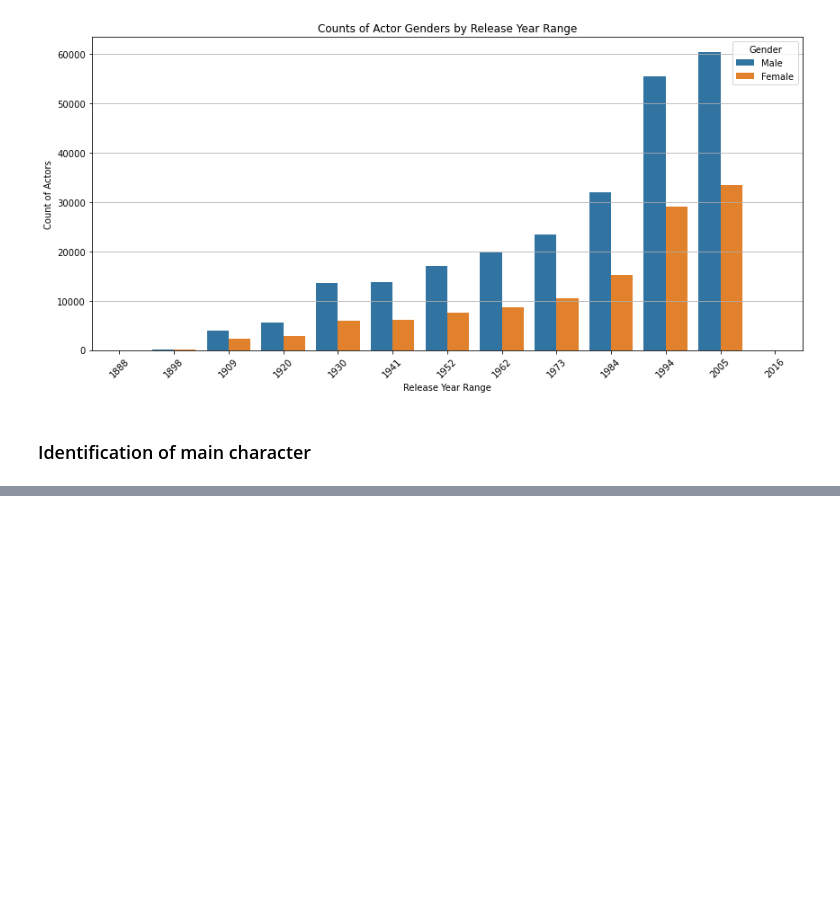
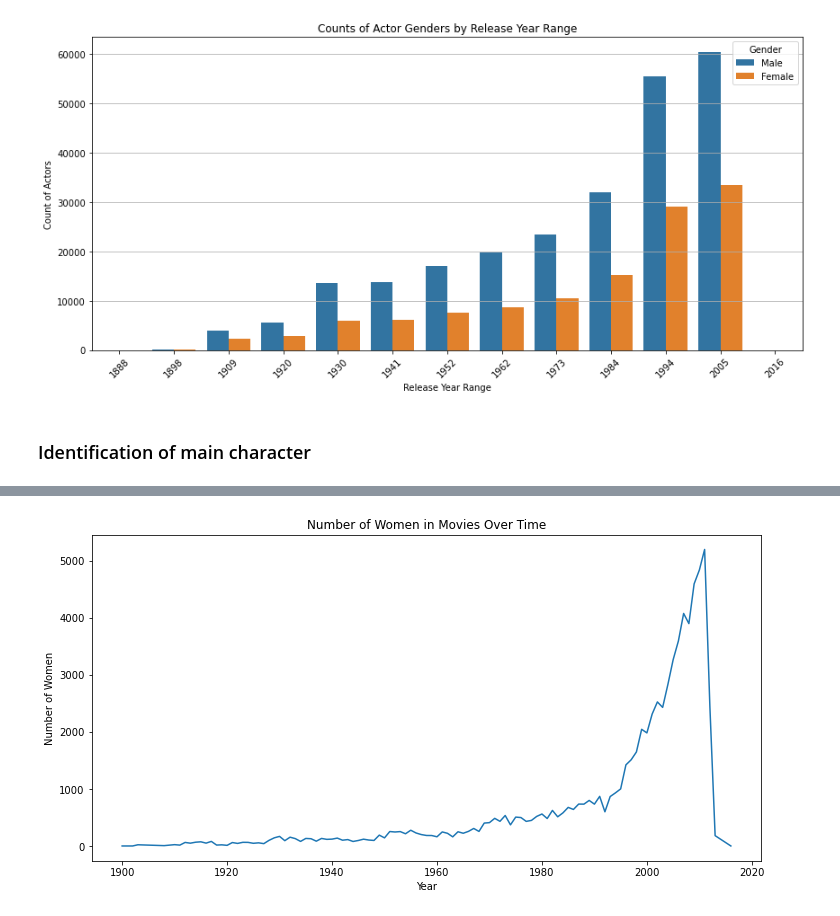
Before and after one commit to epfl-ada/ada-2024-project-skibidata, a Jupyter notebook: CMU_Starting.ipynb, the cells around one changed output, grey strips where cells are left out. Saved outputs shown, nothing was run; the diff lists cells and outputs as text; code cells hidden in the pictures; blank space fills up the shorter version.

```diff
--- a/CMU_Starting.ipynb
+++ b/CMU_Starting.ipynb
@@ -1426,0 +1487,12 @@ KeyError: 'wikipedia_movie_id'
+# %%
+# 7.1 Number of women in movies over time
+women_counts_over_time = Main_character_metadata[Main_character_metadata['actor_gender'] == 'F'].groupby(Main_character_metadata['release_date'].dt.year).size()
+total_counts_over_time = Main_character_metadata[['actor_gender']].groupby(Main_character_metadata['release_date'].dt.year).size()
+plt.figure(figsize=(12, 6))
+sns.lineplot(x=women_counts_over_time.index, y=women_counts_over_time.values)
+plt.title('Number of Women in Movies Over Time')
+plt.xlabel('Year')
+plt.ylabel('Number of Women')
+plt.show()
+# %% [output]
+[figure, added]
```
Also changed, not shown: parts of 9 cells of this notebook.
